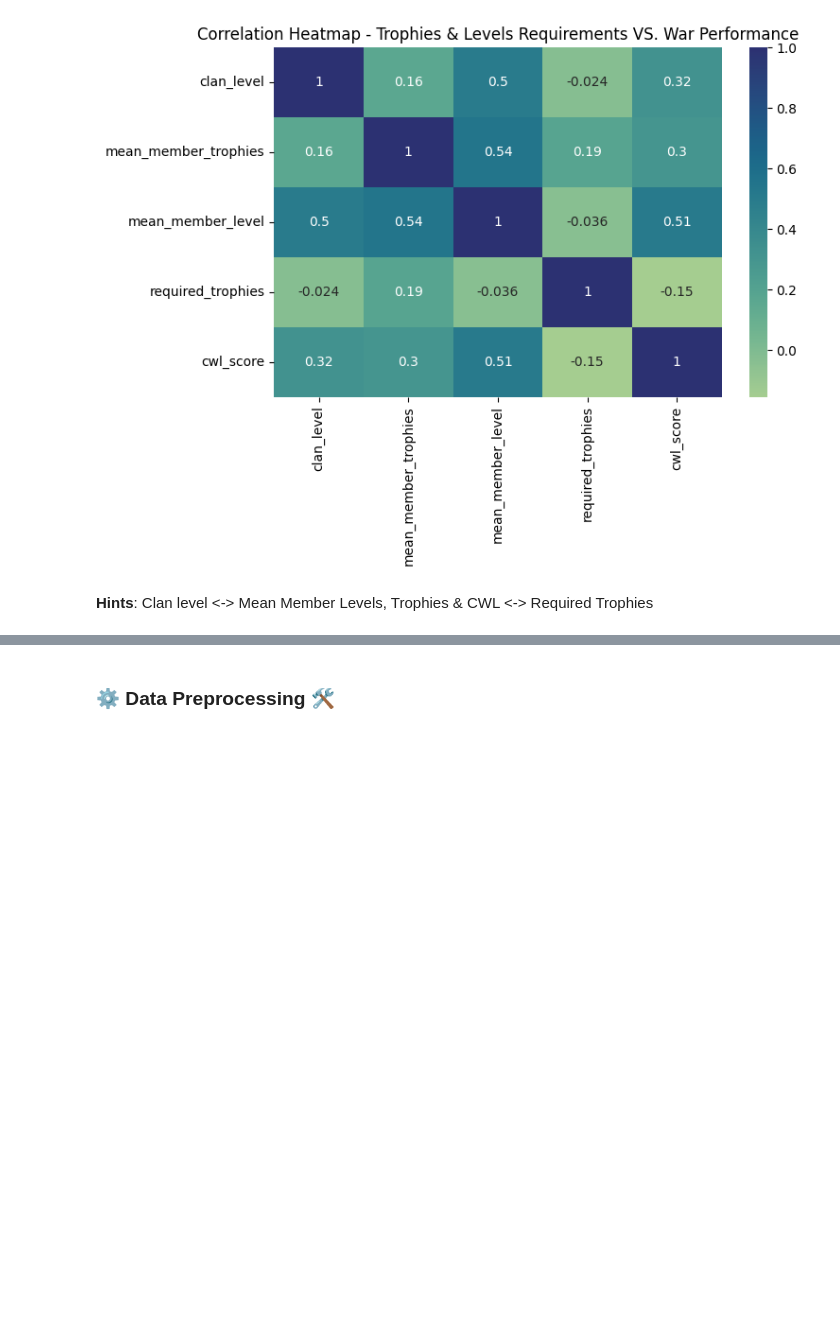
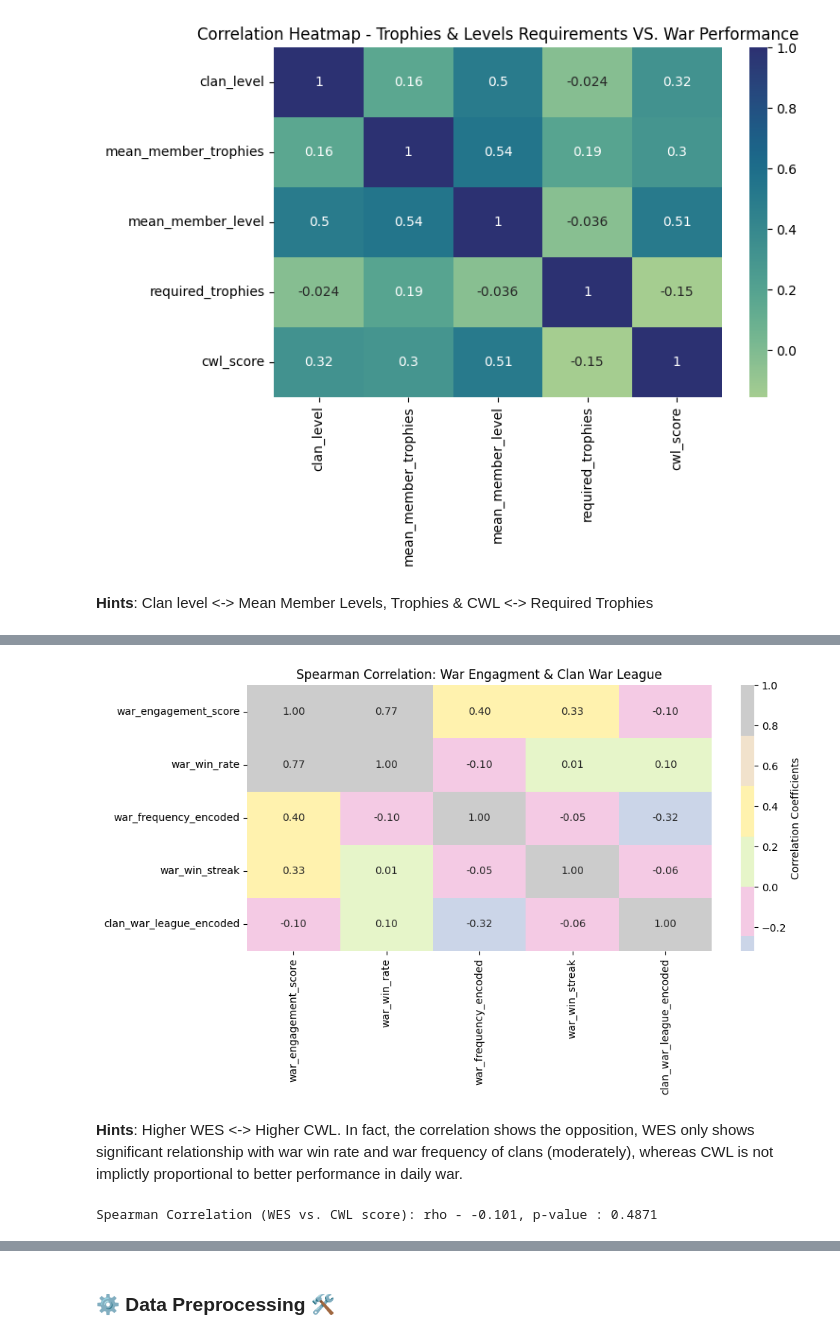
Before and after one commit to cresht2606/elune-project-eda, a Jupyter notebook: elune-project-eda.ipynb, the cells around one changed output, grey strips where cells are left out. Saved outputs shown, nothing was run; the diff lists cells and outputs as text; code cells hidden in the pictures; blank space fills up the shorter version.

```diff
--- a/elune-project-eda.ipynb
+++ b/elune-project-eda.ipynb
@@ -554,0 +811,21 @@ plt.show()
+# %%
+plt.figure(figsize = (10, 6))
+sns.heatmap(spearman_corr,
+            annot = True,
+            fmt = ".2f" ,
+            cmap = "Pastel2",
+            center = 0,
+            cbar_kws={'label': 'Correlation Coefficients'})
+plt.title("Spearman Correlation: War Engagment & Clan War League")
+plt.tight_layout()
+plt.show()
+# %% [output]
+[figure, added]
+# %% [markdown]
+**Hints**: Higher WES <-> Higher CWL. In fact, the correlation shows the opposition, WES only shows significant relationship with war win rate and war frequency of clans (moderately), whereas CWL is not implictly proportional to better performance in daily war.
+# %%
+#Hypothesis Inspection
+rho, pval = spearmanr(high_df_2["war_engagement_score"], high_df_2["clan_war_league_encoded"])
+print(f"Spearman Correlation (WES vs. CWL score): rho - {rho:.3f}, p-value : {pval:.4f}")
+# %% [output]
+Spearman Correlation (WES vs. CWL score): rho - -0.101, p-value : 0.4871
```
Also changed, not shown: parts of 19 cells of this notebook.
